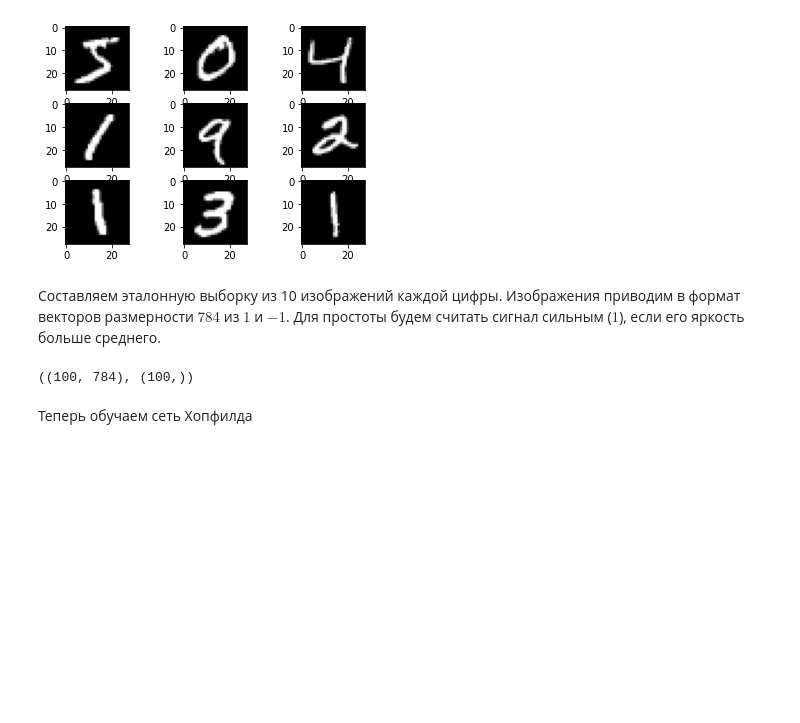
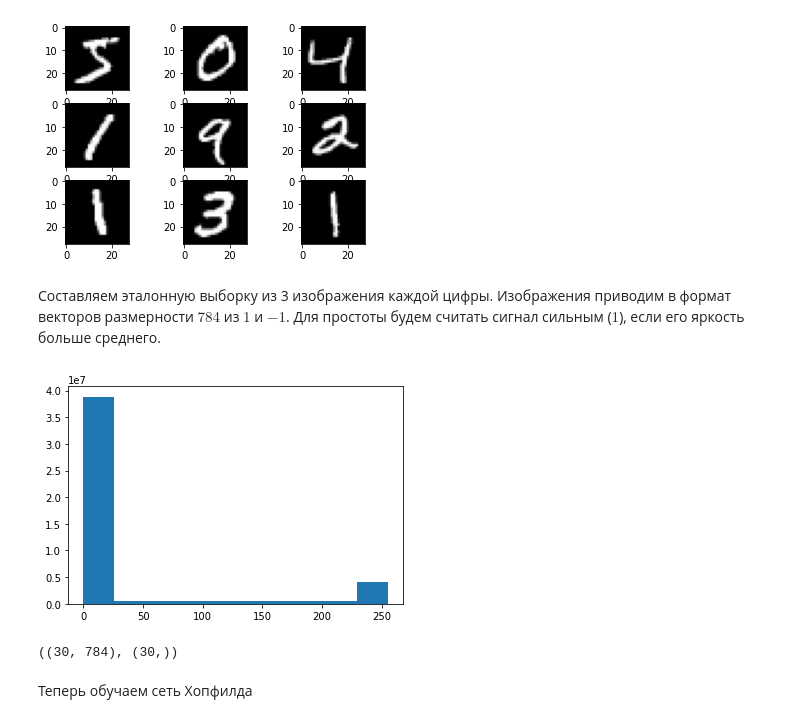
Before and after one commit to tsyploff/modern-problems-of-applied-math-and-computer-science, a Jupyter notebook: hopfield_network/Hopfield network.ipynb, the cells around one changed output. Cells and saved outputs as stored; diff of their text form; code cells hidden in the pictures; blank space fills up the shorter version.

```diff
--- a/hopfield_network/Hopfield network.ipynb
+++ b/hopfield_network/Hopfield network.ipynb
@@ -90,22 +86,27 @@ plt.show()
 # %% [output]
 [figure]
 # %% [markdown]
-Составляем эталонную выборку из 10 изображений каждой цифры. Изображения приводим в формат векторов размерности $784$ из $1$ и $-1$. Для простоты будем считать сигнал сильным ($1$), если его яркость больше среднего.
+Составляем эталонную выборку из 3 изображения каждой цифры. Изображения приводим в формат векторов размерности $784$ из $1$ и $-1$. Для простоты будем считать сигнал сильным ($1$), если его яркость больше среднего.
 # %%
 full_sample = np.array(np.sign(X_train.reshape(X_train.shape[0], 784) - X_train.mean()), dtype=np.int32)
 test = np.array(np.sign(X_test.reshape(X_test.shape[0], 784) - X_train.mean()), dtype=np.int32)
+# %%
+plt.hist(X_train.flatten())
+plt.show()
+# %% [output]
+[figure, added]
 # %%
 sample = []
-n_instances = 10
+n_instances = 3
 
 for number in range(10):
     sample += list(full_sample[y_train == number][:n_instances])
 
 sample = np.array(sample, dtype=np.int32)
-labels = np.array([np.ones(n_instances) * i for i in range(10)]).reshape(100)
+labels = np.array([np.ones(n_instances) * i for i in range(10)]).reshape(len(sample))
 sample.shape, labels.shape
 # %% [output]
-((100, 784), (100,))
+((30, 784), (30,))
 # %% [markdown]
 Теперь обучаем сеть Хопфилда
 # %%
```
Also changed, not shown: parts of 3 cells of this notebook.
